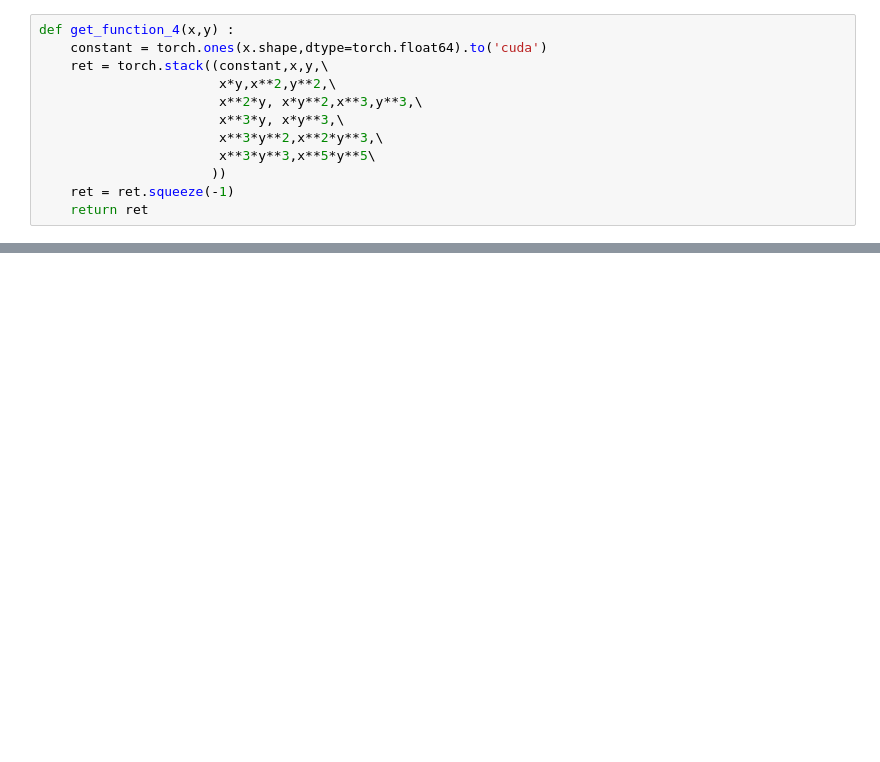
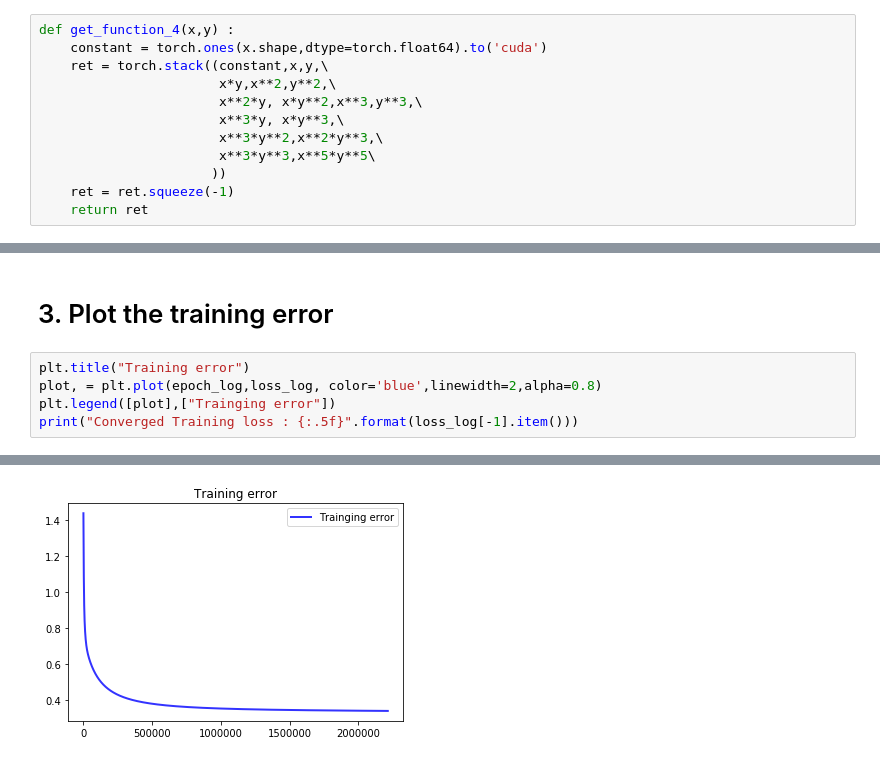
Before and after one commit to jesnk/20_1_ml_class, a Jupyter notebook: assignment/06/06.ipynb, the cells around one changed output, grey strips where cells are left out. Cells and saved outputs as stored; diff of their text form; blank space fills up the shorter version.

Commit message:
Plot training loss & check accuracy

```diff
--- a/assignment/06/06.ipynb
+++ b/assignment/06/06.ipynb
@@ -204,0 +255,8 @@ KeyboardInterrupt:
+# %% [markdown]
+# 3. Plot the training error
+# %%
+plt.title("Training error")
+plot, = plt.plot(epoch_log,loss_log, color='blue',linewidth=2,alpha=0.8)
+plt.legend([plot],["Trainging error"])
+print("Converged Training loss : {:.5f}".format(loss_log[-1].item()))
+# %% [output]
@@ -204,0 +264 @@ KeyboardInterrupt:
+[figure, added]
```
Also changed, not shown: parts of 14 cells of this notebook.
